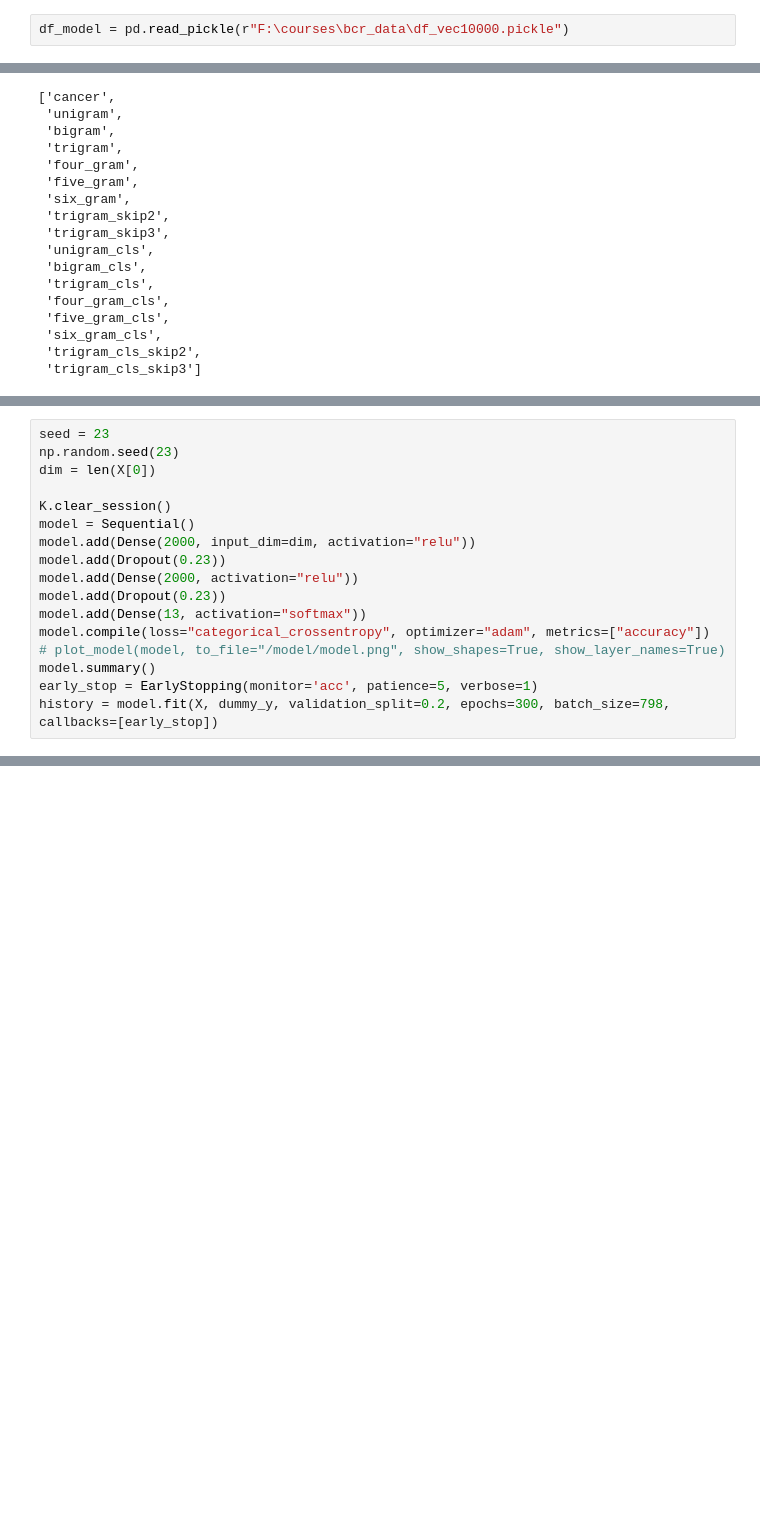
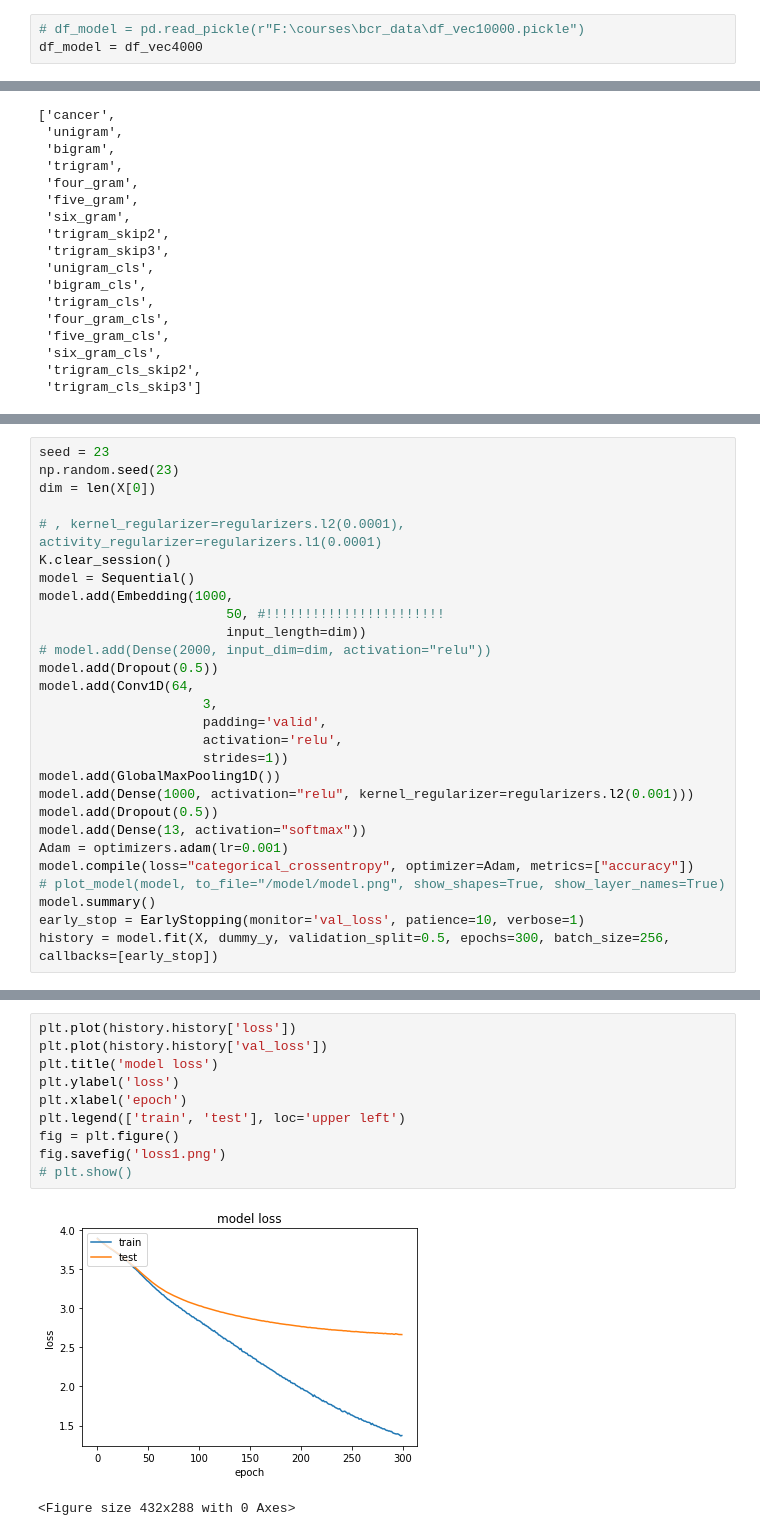
Before and after one commit to vibrioh/clusters_of-sequences_classification, a Jupyter notebook: model.ipynb, the cells around one changed output, grey strips where cells are left out. Saved outputs shown, nothing was run; the diff lists cells and outputs as text; blank space fills up the shorter version.

```diff
--- a/model.ipynb
+++ b/model.ipynb
@@ -163,6 +191,7 @@ def plot_acc():
     plt.show()
 # %%
-df_model = pd.read_pickle(r"F:\courses\bcr_data\df_vec10000.pickle")
+# df_model = pd.read_pickle(r"F:\courses\bcr_data\df_vec10000.pickle")
+df_model = df_vec4000
 # %%
 list(df_model)
 # %% [output]
@@ -207,16 +258,27 @@ seed = 23
 np.random.seed(23)
 dim = len(X[0])
 
+# , kernel_regularizer=regularizers.l2(0.0001), activity_regularizer=regularizers.l1(0.0001)
 K.clear_session()
 model = Sequential()
-model.add(Dense(2000, input_dim=dim, activation="relu"))
-model.add(Dropout(0.23))
-model.add(Dense(2000, activation="relu"))
-model.add(Dropout(0.23))
+model.add(Embedding(1000,
+                        50, #!!!!!!!!!!!!!!!!!!!!!!!
+                        input_length=dim))
+# model.add(Dense(2000, input_dim=dim, activation="relu"))
+model.add(Dropout(0.5))
+model.add(Conv1D(64,
+                     3,
+                     padding='valid',
+                     activation='relu',
+                     strides=1))
+model.add(GlobalMaxPooling1D())
+model.add(Dense(1000, activation="relu", kernel_regularizer=regularizers.l2(0.001)))
+model.add(Dropout(0.5))
 model.add(Dense(13, activation="softmax"))
-model.compile(loss="categorical_crossentropy", optimizer="adam", metrics=["accuracy"])
+Adam = optimizers.adam(lr=0.001)
+model.compile(loss="categorical_crossentropy", optimizer=Adam, metrics=["accuracy"])
 # plot_model(model, to_file="/model/model.png", show_shapes=True, show_layer_names=True)
 model.summary()
-early_stop = EarlyStopping(monitor='acc', patience=5, verbose=1)
-history = model.fit(X, dummy_y, validation_split=0.2, epochs=300, batch_size=798, callbacks=[early_stop])
+early_stop = EarlyStopping(monitor='val_loss', patience=10, verbose=1)
+history = model.fit(X, dummy_y, validation_split=0.5, epochs=300, batch_size=256, callbacks=[early_stop])
 # %% [output]
@@ -247,0 +310,13 @@ plot_acc()
+# %%
+plt.plot(history.history['loss'])
+plt.plot(history.history['val_loss'])
+plt.title('model loss')
+plt.ylabel('loss')
+plt.xlabel('epoch')
+plt.legend(['train', 'test'], loc='upper left')
+fig = plt.figure()
+fig.savefig('loss1.png')
+# plt.show()
+# %% [output]
+[figure, added]
+<Figure size 432x288 with 0 Axes>
```
Also changed, not shown: parts of 11 cells of this notebook, 1 other file.
